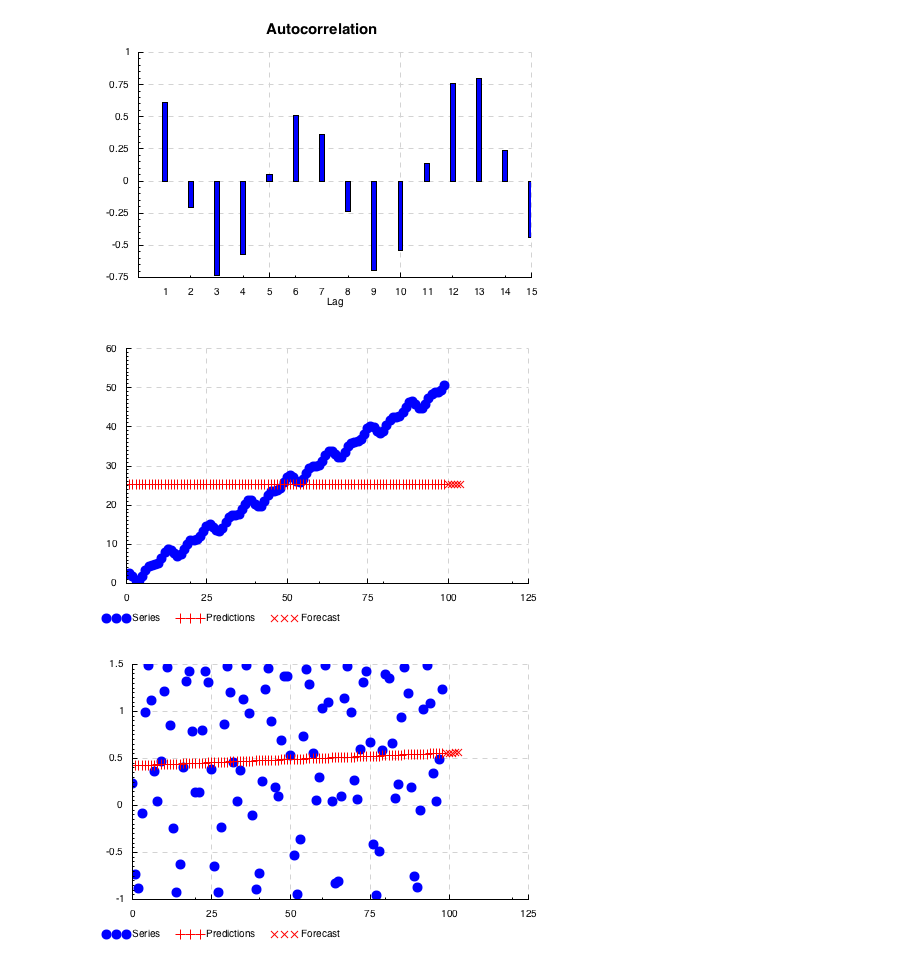
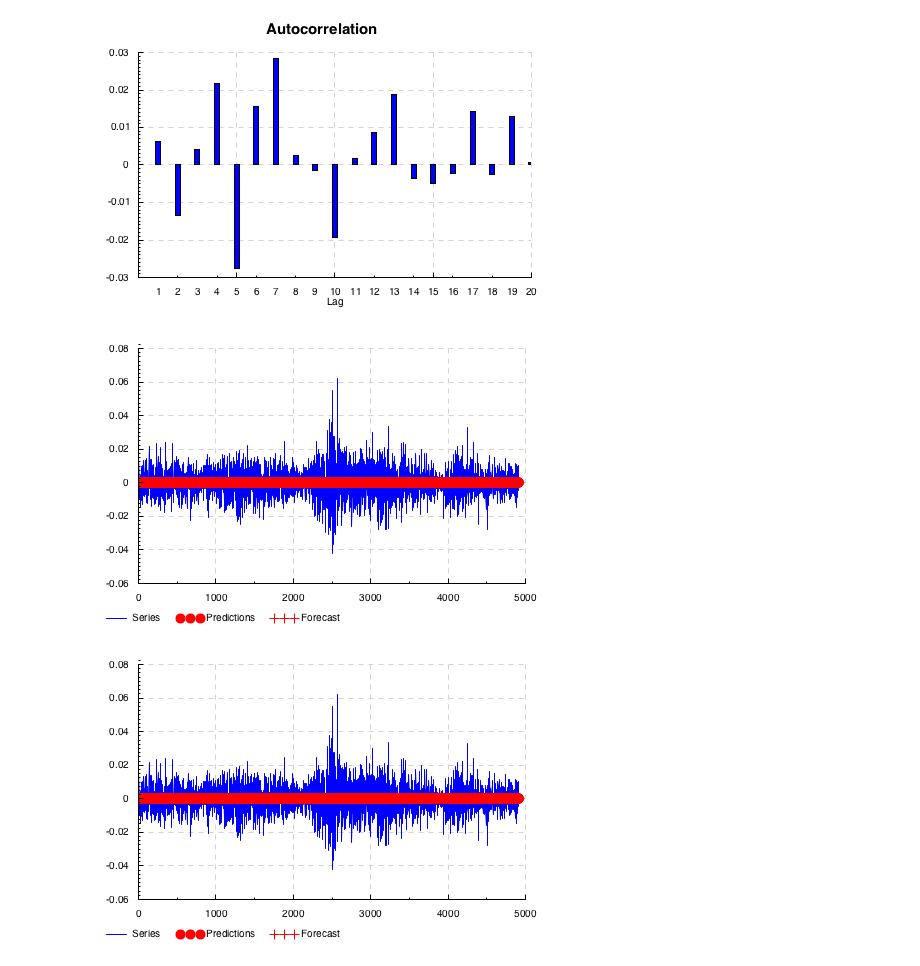
Before and after one commit to dzhus/tsa, a Jupyter notebook: notebooks/TSA.ipynb, the cells around one changed output. Cells and saved outputs as stored; diff of their text form; code cells hidden in the pictures.

```diff
--- a/notebooks/TSA.ipynb
+++ b/notebooks/TSA.ipynb
@@ -7,16 +7,17 @@ import qualified Data.Vector.Unboxed as V
 
 import IHaskell.Display.Charts
 # %%
-let series = V.fromList $ Prelude.take 100 $ map (\x -> (x / 2) + sin x + cos (x / 2)) [(1 :: Double)..]
+--let series = V.fromList $ Prelude.take 100 $ map (\x -> (x / 2) + sin x + cos (x / 2)) [(1 :: Double)..]
+series <- loadSeries "/Users/dmitrydzhus/Downloads/DEXUSEU.csv" 1
 # %%
-TSA.plotACF 15 $ diff 1 series
+TSA.plotACF 20 $ diff 1 series
 # %% [output]
-[figure, old version]
+[figure, new version]
 # %%
-TSA.plotPredictions 5 mean series
+TSA.plotPredictions 5 mean $ diff 1 series
 # %% [output]
-[figure, old version]
+[figure, new version]
 # %%
 TSA.plotPredictions 5 linearTrend $ diff 1 series
 # %% [output]
-[figure, old version]
+[figure, new version]
```
Also changed, not shown: parts of 1 cell of this notebook.
